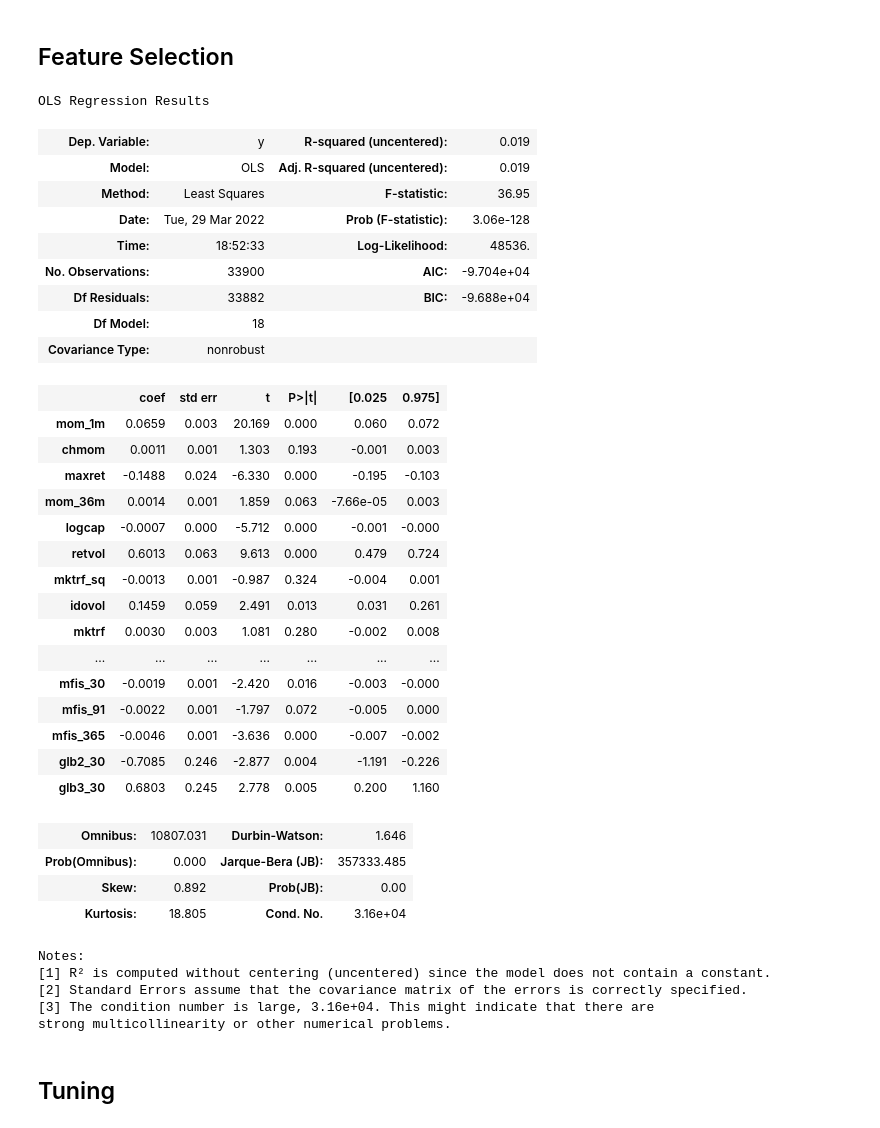
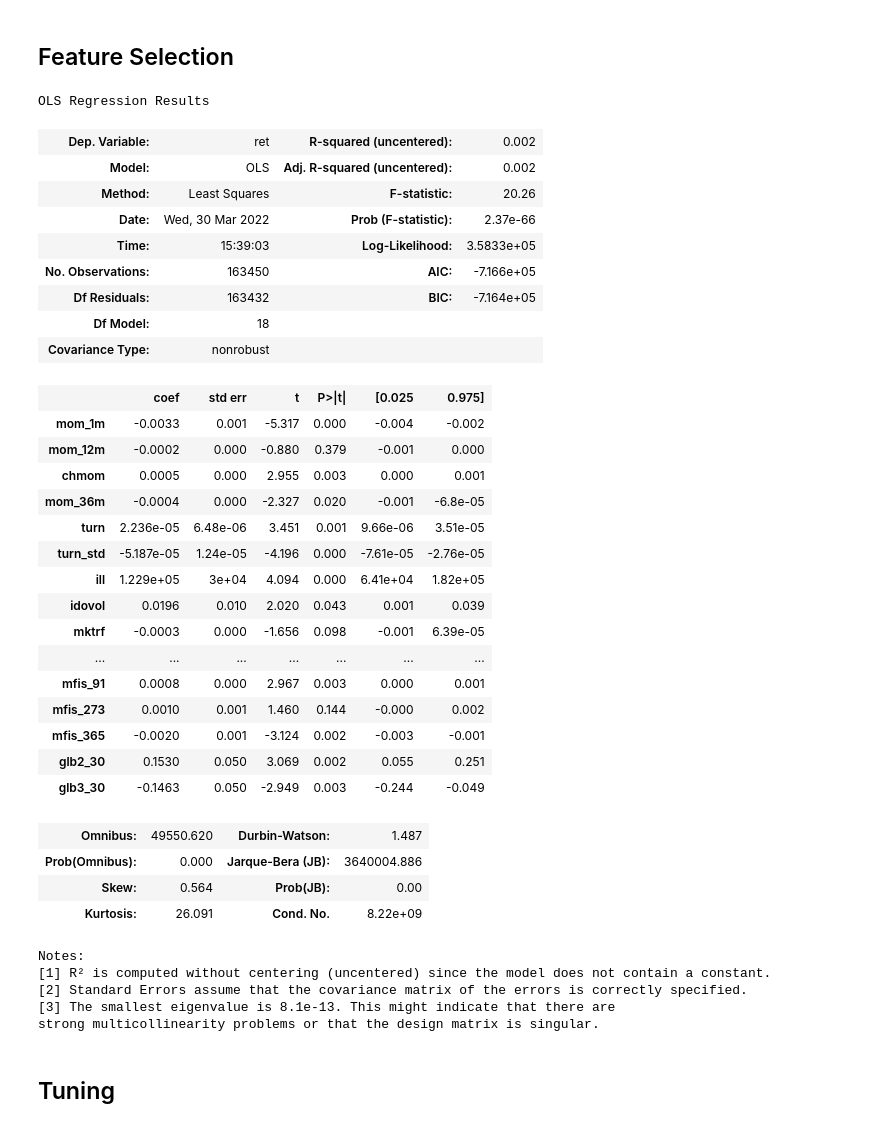
Before and after one commit to iewaij/qs, a Jupyter notebook: linear.ipynb, the cells around one changed output. Saved outputs shown, nothing was run; the diff lists cells and outputs as text; code cells hidden in the pictures.

```diff
--- a/linear.ipynb
+++ b/linear.ipynb
@@ -130,49 +205,49 @@ def calc_factor(crsp, famafrench, mfis, glb, freq):
 # %%
-factor = calc_factor(crsp, famafrench, mfis, glb, "W-FRI")
-ret = calc_return(crsp, famafrench, "W-FRI")
+factor = calc_factor(crsp, famafrench, mfis, glb, "D")
+ret = calc_return(crsp, famafrench, "D")
 # %% [markdown]
 ## Feature Selection
 # %%
 import statsmodels.api as sm
 # %%
-X = factor["2000-01-01":"2012-12-31"].drop(columns=["mom_12m", "turn", "turn_std", "ill", "dolvol", "mom", "mfis_182", "mfis_273"])
-y = ret.shift(-1).loc["2000-01-01":"2012-12-31"]
+X = factor["2000-01-01":"2012-12-31"].drop(columns=["maxret", "logcap", "dolvol", "retvol", "mktrf_sq", "smb", "hml", "mfis_182"])
+y = ret.groupby("permno").shift(-1).loc["2000-01-01":"2012-12-31"]
 sm.OLS(endog=y, exog=X).fit().summary()
 # %% [output]
 OLS Regression Results
-| Dep. Variable: | y | R-squared (uncentered): | 0.019 |
-| Model: | OLS | Adj. R-squared (uncentered): | 0.019 |
-| Method: | Least Squares | F-statistic: | 36.95 |
-| Date: | Tue, 29 Mar 2022 | Prob (F-statistic): | 3.06e-128 |
-| Time: | 18:52:33 | Log-Likelihood: | 48536. |
-| No. Observations: | 33900 | AIC: | -9.704e+04 |
-| Df Residuals: | 33882 | BIC: | -9.688e+04 |
+| Dep. Variable: | ret | R-squared (uncentered): | 0.002 |
+| Model: | OLS | Adj. R-squared (uncentered): | 0.002 |
+| Method: | Least Squares | F-statistic: | 20.26 |
+| Date: | Wed, 30 Mar 2022 | Prob (F-statistic): | 2.37e-66 |
+| Time: | 15:39:03 | Log-Likelihood: | 3.5833e+05 |
+| No. Observations: | 163450 | AIC: | -7.166e+05 |
+| Df Residuals: | 163432 | BIC: | -7.164e+05 |
 | Df Model: | 18 |  |  |
 | Covariance Type: | nonrobust |  |  |
 |  | coef | std err | t | P>|t| | [0.025 | 0.975] |
-| mom_1m | 0.0659 | 0.003 | 20.169 | 0.000 | 0.060 | 0.072 |
-| chmom | 0.0011 | 0.001 | 1.303 | 0.193 | -0.001 | 0.003 |
-| maxret | -0.1488 | 0.024 | -6.330 | 0.000 | -0.195 | -0.103 |
-| mom_36m | 0.0014 | 0.001 | 1.859 | 0.063 | -7.66e-05 | 0.003 |
-| logcap | -0.0007 | 0.000 | -5.712 | 0.000 | -0.001 | -0.000 |
-| retvol | 0.6013 | 0.063 | 9.613 | 0.000 | 0.479 | 0.724 |
-| mktrf_sq | -0.0013 | 0.001 | -0.987 | 0.324 | -0.004 | 0.001 |
-| idovol | 0.1459 | 0.059 | 2.491 | 0.013 | 0.031 | 0.261 |
-| mktrf | 0.0030 | 0.003 | 1.081 | 0.280 | -0.002 | 0.008 |
+| mom_1m | -0.0033 | 0.001 | -5.317 | 0.000 | -0.004 | -0.002 |
+| mom_12m | -0.0002 | 0.000 | -0.880 | 0.379 | -0.001 | 0.000 |
+| chmom | 0.0005 | 0.000 | 2.955 | 0.003 | 0.000 | 0.001 |
+| mom_36m | -0.0004 | 0.000 | -2.327 | 0.020 | -0.001 | -6.8e-05 |
+| turn | 2.236e-05 | 6.48e-06 | 3.451 | 0.001 | 9.66e-06 | 3.51e-05 |
+| turn_std | -5.187e-05 | 1.24e-05 | -4.196 | 0.000 | -7.61e-05 | -2.76e-05 |
+| ill | 1.229e+05 | 3e+04 | 4.094 | 0.000 | 6.41e+04 | 1.82e+05 |
+| idovol | 0.0196 | 0.010 | 2.020 | 0.043 | 0.001 | 0.039 |
+| mktrf | -0.0003 | 0.000 | -1.656 | 0.098 | -0.001 | 6.39e-05 |
 | ... | ... | ... | ... | ... | ... | ... |
-| mfis_30 | -0.0019 | 0.001 | -2.420 | 0.016 | -0.003 | -0.000 |
-| mfis_91 | -0.0022 | 0.001 | -1.797 | 0.072 | -0.005 | 0.000 |
-| mfis_365 | -0.0046 | 0.001 | -3.636 | 0.000 | -0.007 | -0.002 |
-| glb2_30 | -0.7085 | 0.246 | -2.877 | 0.004 | -1.191 | -0.226 |
-| glb3_30 | 0.6803 | 0.245 | 2.778 | 0.005 | 0.200 | 1.160 |
+| mfis_91 | 0.0008 | 0.000 | 2.967 | 0.003 | 0.000 | 0.001 |
+| mfis_273 | 0.0010 | 0.001 | 1.460 | 0.144 | -0.000 | 0.002 |
+| mfis_365 | -0.0020 | 0.001 | -3.124 | 0.002 | -0.003 | -0.001 |
+| glb2_30 | 0.1530 | 0.050 | 3.069 | 0.002 | 0.055 | 0.251 |
+| glb3_30 | -0.1463 | 0.050 | -2.949 | 0.003 | -0.244 | -0.049 |
-| Omnibus: | 10807.031 | Durbin-Watson: | 1.646 |
-| Prob(Omnibus): | 0.000 | Jarque-Bera (JB): | 357333.485 |
-| Skew: | 0.892 | Prob(JB): | 0.00 |
-| Kurtosis: | 18.805 | Cond. No. | 3.16e+04 |
+| Omnibus: | 49550.620 | Durbin-Watson: | 1.487 |
+| Prob(Omnibus): | 0.000 | Jarque-Bera (JB): | 3640004.886 |
+| Skew: | 0.564 | Prob(JB): | 0.00 |
+| Kurtosis: | 26.091 | Cond. No. | 8.22e+09 |
 Notes:
 [1] R² is computed without centering (uncentered) since the model does not contain a constant.
 [2] Standard Errors assume that the covariance matrix of the errors is correctly specified.
-[3] The condition number is large, 3.16e+04. This might indicate that there are
-strong multicollinearity or other numerical problems.
+[3] The smallest eigenvalue is 8.1e-13. This might indicate that there are
+strong multicollinearity problems or that the design matrix is singular.
 # %% [markdown]
 ## Tuning
```
Also changed, not shown: parts of 15 cells of this notebook, 5 other files.
